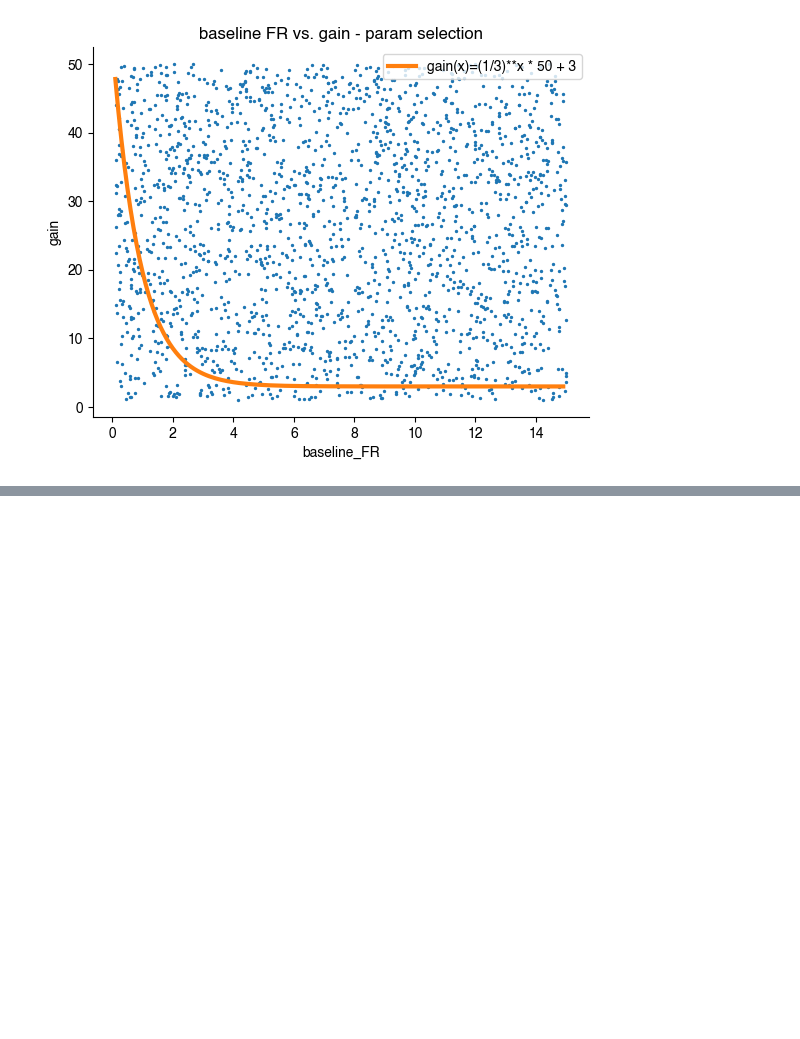
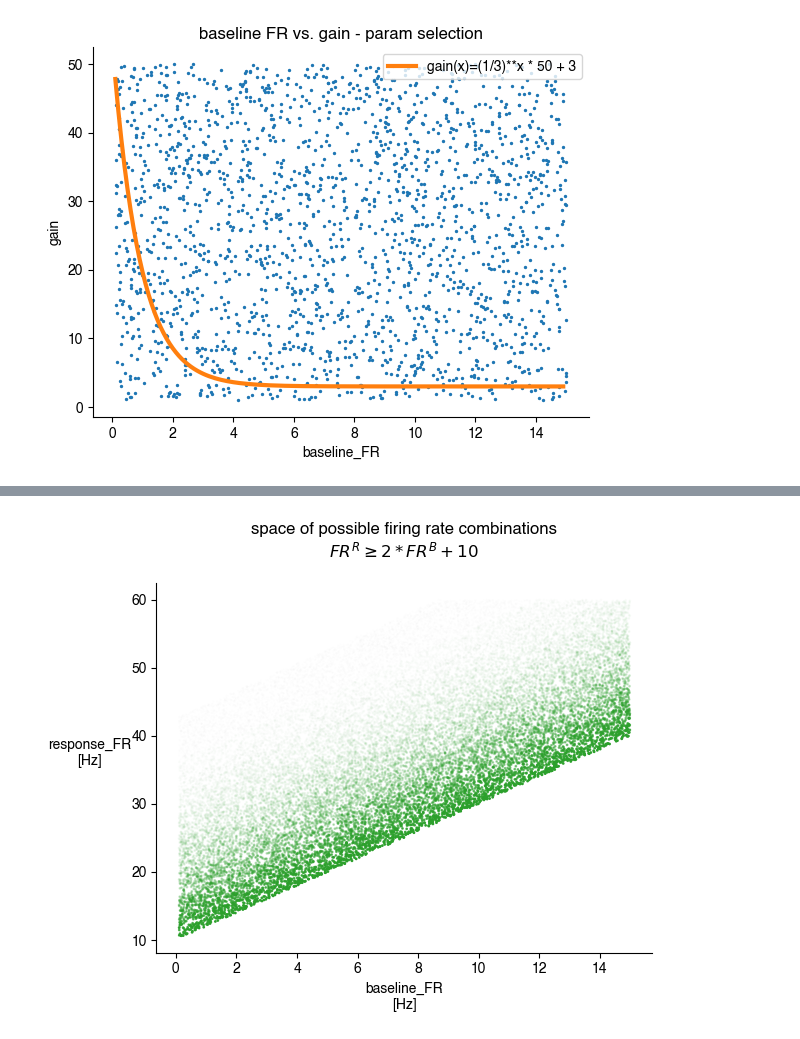
Before and after one commit to a-darcher/response_generator, a Jupyter notebook: dev_nbs/params.ipynb, the cells around one changed output, grey strips where cells are left out. Drawn from its saved outputs; the diff is of its cells as text; code cells hidden in the pictures; blank space fills up the shorter version.

```diff
--- a/dev_nbs/params.ipynb
+++ b/dev_nbs/params.ipynb
@@ -325,0 +294,88 @@ plt.show()
+# %%
+def response_curve(b, slope, offset):
+    return b * slope + offset
+
+def cdf_response(r, b, slope, offset, scale=1):
+    r_min = response_curve(b, slope, offset)
+
+    z = (r / b - r_min) / scale
+    return np.where(r < r_min, 0, 1 - np.exp(-z))
+
+def interval_prob(r1, r2, b, slope, offset, scale=1):
+    return np.clip(cdf_response(r2, b, slope, offset, scale) - cdf_response(r1, b, slope, offset, scale), 0, 1)
+
+def pdf_response(r, b, slope, offset, scale=1.0):
+    """p(r | b) (density), with R = mu(b) + Exp(scale)."""
+    mu = response_curve(b, slope, offset)
+    z = (r - mu) / scale
+    return np.where(r < mu, 0.0, (1.0 / scale) * np.exp(-z))
+
+size = 50_000
+
+max_fr = 60
+
+min_fr = 10
+slope = 2
+
+low = 0.1
+high = 15
+baseline_dist = rng.uniform(low=low, high=high, size=size)
+
+low_r = 0.1
+high_r = max_fr
+response_dist = rng.uniform(low=low_r, high=high_r, size=size)
+
+r_accepted = response_curve(baseline_dist, slope, min_fr)
+
+# response FRs that would be accepted
+mask = (response_dist >= r_accepted)
+
+# ####
+# # set alpha for each point = likelihood of a particular response_Fr given the baseline_FR
+# delta = 2
+# scale = 3
+
+# p_bin = interval_prob(response_dist[mask], response_dist[mask] + 1, baseline_dist[mask], slope, min_fr, scale)
+
+# alpha_vals = p_bin / (p_bin.max() + 1e-10)
+# alpha_min = 0.05
+# alpha_max = 1
+# alpha_vals = alpha_min + (alpha_max - alpha_min) * alpha_vals
+# alpha_vals = np.clip(alpha_vals, 0, 1)
+# ####
+
+
+scale = 5
+lik = pdf_response(response_dist[mask], baseline_dist[mask], slope, min_fr, scale=scale)
+
+alpha_vals = lik / (lik.max() + 1e-12)
+alpha_min, alpha_max = 0.0005, 1.0
+alpha_vals = alpha_min + (alpha_max - alpha_min) * alpha_vals
+alpha_vals = np.clip(alpha_vals, 0, 1)
+
+
+plt.scatter(
+    baseline_dist[mask],
+    response_dist[mask],
+    s=1,
+    color="tab:green",
+    alpha=alpha_vals,
+    label="possible response_FR"
+)
+
+plt.xlabel("baseline_FR\n[Hz]")
+plt.ylabel("response_FR\n[Hz]", rotation=0, labelpad=30)
+
+
+plt.title(
+    r"space of possible firing rate combinations"
+    "\n"
+    r"$FR^{R} \geq 2*FR^{B} + 10$"
+    "\n"
+
+)
+
+sns.despine()
+plt.show()
+# %% [output]
+[figure, added]
```
Also changed, not shown: parts of 5 cells of this notebook, 34 other files.
